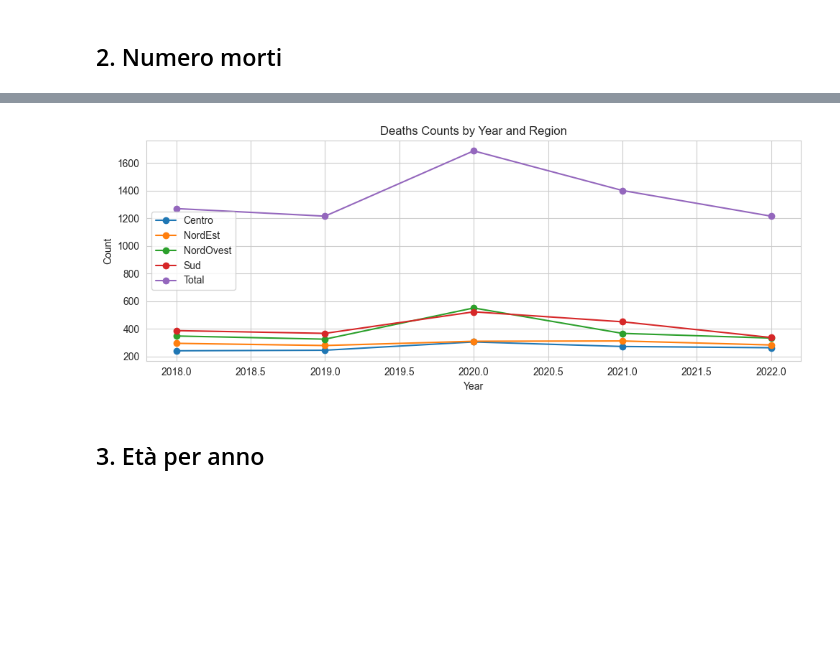
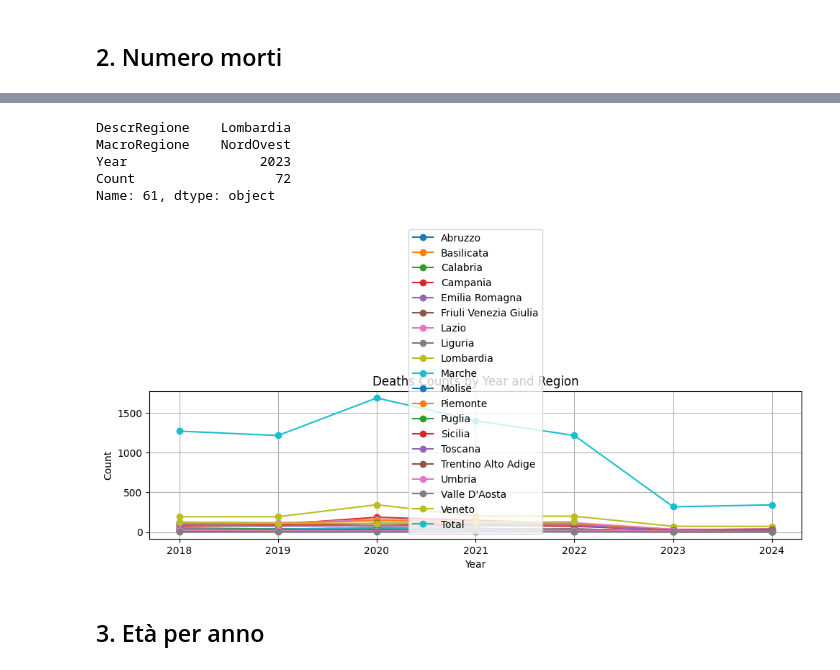
Before and after one commit to ChiaraParravicini/RiskWatchItalia, a Jupyter notebook: analysis.ipynb, the cells around one changed output, grey strips where cells are left out. Saved outputs shown, nothing was run; the diff lists cells and outputs as text; code cells hidden in the pictures; blank space fills up the shorter version.

```diff
--- a/analysis.ipynb
+++ b/analysis.ipynb
@@ -242,5 +254,0 @@ concatenated_df = pd.concat(filtered_dfs.values(), ignore_index=True)
-# %%
-# Move 'Regione' column to the first position
-cols = concatenated_df.columns.tolist()
-cols = ['Regione'] + [col for col in cols if col != 'Regione']
-concatenated_df = concatenated_df[cols]
@@ -293,0 +518,3 @@ concatenated_df
+# %%
+# Concatenate all DataFrames in filtered_dfs into one DataFrame
+concatenated_df_23 = pd.concat(filtered_dfs.values(), ignore_index=True)
@@ -348,24 +714,20 @@ injury_per_year_region
 # %%
+import pandas as pd
 import matplotlib.pyplot as plt
 
-# Extract unique regions for plotting
-regions = injury_per_year_region['MacroRegione'].unique()
 
 # Plotting
-plt.figure(figsize=(10, 4))
+plt.figure(figsize=(10, 6))
 
-# Plot each region's data
-for region in regions:
-    region_data = injury_per_year_region[injury_per_year_region['MacroRegione'] == region]
-    plt.plot(region_data['Year'], region_data['Count'], marker='o', label=region)
+# Iterate over unique MacroRegioni to plot each one
+for macroregion in injury_per_year_region['DescrRegione'].unique():
+    data = injury_per_year_region[injury_per_year_region['DescrRegione'] == macroregion]
+    plt.plot(data['Year'], data['Count'], marker='o', linestyle='-', label=macroregion)
 
-# Add labels and title
 plt.xlabel('Year')
-plt.ylabel('Count')
-plt.title('Injuries Counts by Year and Region')
+plt.ylabel('Number of Injuries')
+plt.title('Injuries per Year by MacroRegione')
 plt.legend()
-
-# Display plot
 plt.grid(True)
 plt.tight_layout()
 plt.show()
@@ -394,12 +756,19 @@ deaths
 # %%
+
+# Assuming 'deaths' is your DataFrame containing 'DataAccadimento', 'DescrRegione', 'MacroRegione', and other columns
+
+# Convert 'DataAccadimento' to datetime type if it's not already
+deaths['DataAccadimento'] = pd.to_datetime(deaths['DataAccadimento'], errors='coerce')
+
 # Extract year from 'DataAccadimento' column
 deaths['Year'] = deaths['DataAccadimento'].dt.year
 
-# Group by 'MacroRegione' and 'Year', and count occurrences
-deaths_year_per_region = deaths.groupby(['MacroRegione', 'Year']).size().reset_index(name='Count')
+# Group by 'DescrRegione', 'MacroRegione', and 'Year', and count occurrences
+deaths_year_per_region = deaths.groupby(['DescrRegione', 'MacroRegione', 'Year']).size().reset_index(name='Count')
 
 # Calculate total values summing all MacroRegione
 total_values = deaths_year_per_region.groupby('Year').sum().reset_index()
+total_values['DescrRegione'] = 'Total'
 total_values['MacroRegione'] = 'Total'
 
 # Append the total values row to the deaths_year_per_region DataFrame
@@ -433,27 +809,35 @@ deaths_year_per_region
+# %%
+max_count_row
+# %% [output]
+DescrRegione    Lombardia
+MacroRegione    NordOvest
+Year                 2023
+Count                  72
+Name: 61, dtype: object
 # %%
 # Extract unique regions for plotting
-regions = deaths_year_per_region['MacroRegione'].unique()
+regions = deaths_year_per_region['DescrRegione'].unique()
 
 # Plotting
 plt.figure(figsize=(10, 4))
 
 # Plot each region's data
 for region in regions:
-    region_data = deaths_year_per_region[deaths_year_per_region['MacroRegione'] == region]
+    region_data = deaths_year_per_region[deaths_year_per_region['DescrRegione'] == region]
     plt.plot(region_data['Year'], region_data['Count'], marker='o', label=region)
 
 # Add labels and title
 plt.xlabel('Year')
 plt.ylabel('Count')
 plt.title('Deaths Counts by Year and Region')
 plt.legend()
 
 # Display plot
 plt.grid(True)
 plt.tight_layout()
 plt.show()
 # %% [output]
-[figure, old version]
+[figure, new version]
 # %% [markdown]
 ## 3. Età per anno
 # %% [markdown]
```
Also changed, not shown: parts of 197 cells of this notebook.
